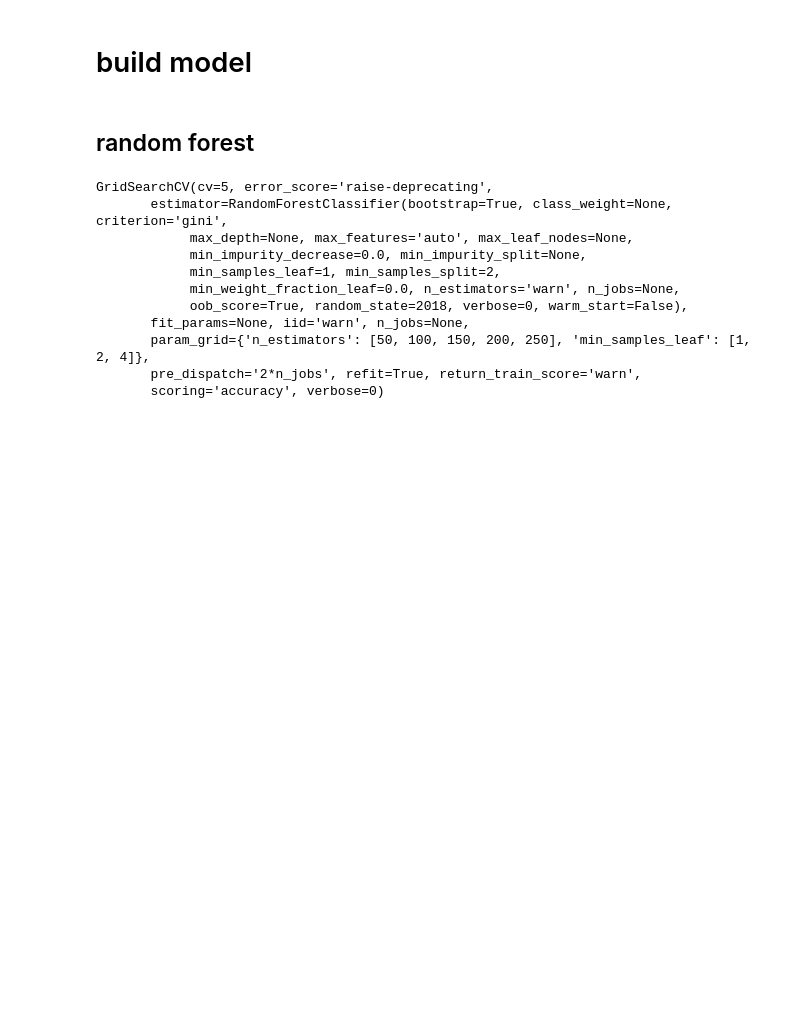
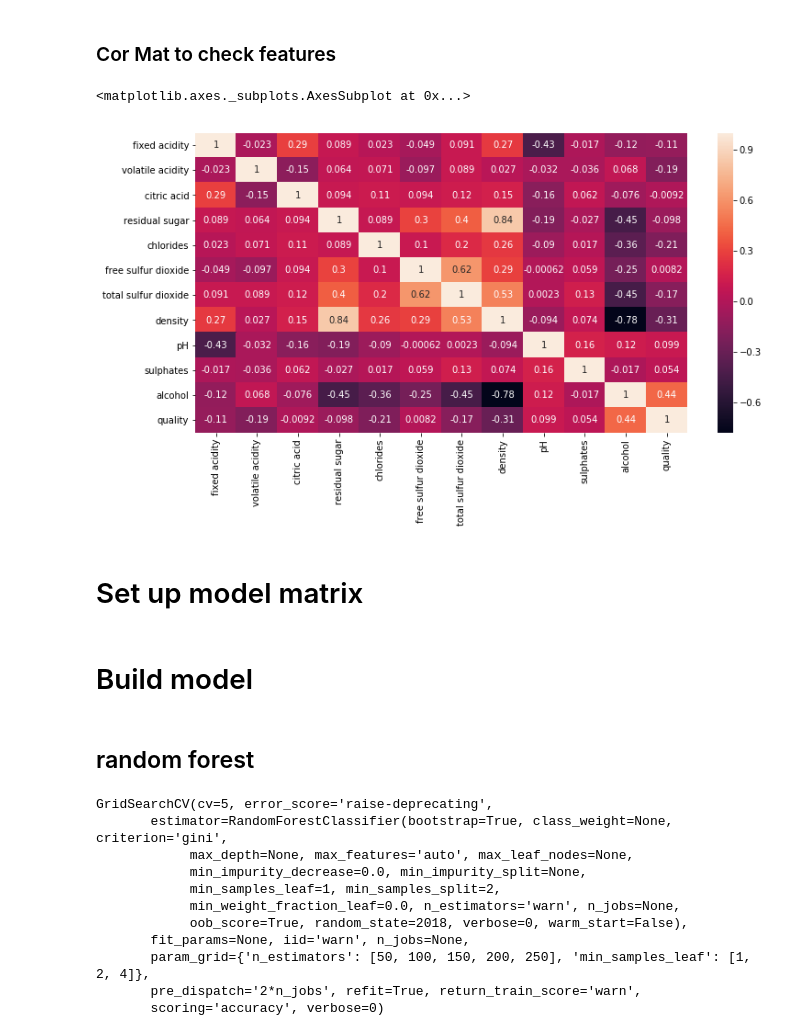
Before and after one commit to tqi2/Wine-Quality-Prediction, a Jupyter notebook: final_version.ipynb, the cells around one changed output. Cells and saved outputs as stored; diff of their text form; code cells hidden in the pictures; blank space fills up the shorter version.

```diff
--- a/final_version.ipynb
+++ b/final_version.ipynb
@@ -41,3 +98,13 @@ wine = pd.read_csv('http://archive.ics.uci.edu/ml/machine-learning-databases/win
+# %% [markdown]
+### Cor Mat to check features
+# %%
+plt.figure(figsize=(12,6))
+sns.heatmap(wine.corr(),annot=True)
+# %% [output]
+<matplotlib.axes._subplots.AxesSubplot at 0x...>
+[figure, added]
+# %% [markdown]
+# Set up model matrix
 # %%
 quality = wine["quality"].values
 category = []
@@ -59,7 +126,7 @@ y = labelencoder_y.fit_transform(y)
 # %%
 X_train, X_test, y_train, y_test = train_test_split(X, y, test_size = 0.2,random_state=2018)
 # %% [markdown]
-# build model
+# Build model
 # %% [markdown]
 ## random forest
 # %%
```
Also changed, not shown: parts of 22 cells of this notebook, 1 other file.
